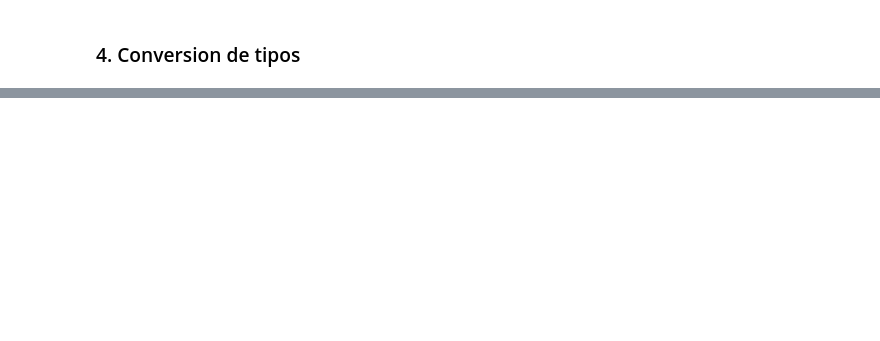
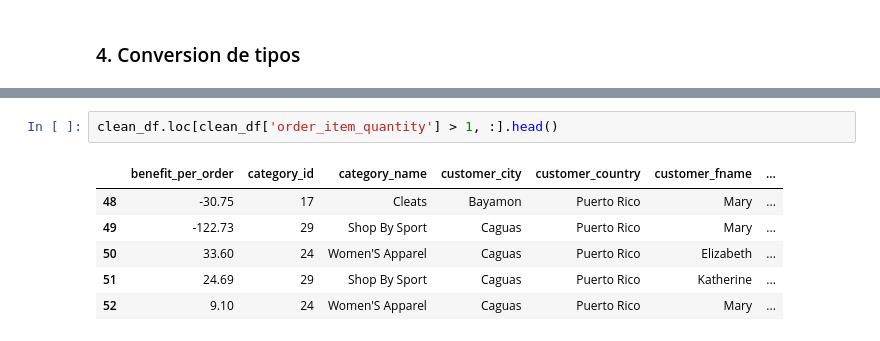
Before and after one commit to Frame3M/supply_chain_etl_project, a Jupyter notebook: notebooks/etl_notebook.ipynb, the cells around one changed output, grey strips where cells are left out. Drawn from its saved outputs; the diff is of its cells as text; blank space fills up the shorter version.

```diff
--- a/notebooks/etl_notebook.ipynb
+++ b/notebooks/etl_notebook.ipynb
@@ -100,0 +149,9 @@ clean_df.head()
+# %%
+clean_df.loc[clean_df['order_item_quantity'] > 1, :].head()
+# %% [output]
+|  | benefit_per_order | category_id | category_name | customer_city | customer_country | customer_fname | ... |
+| 48 | -30.75 | 17 | Cleats | Bayamon | Puerto Rico | Mary | ... |
+| 49 | -122.73 | 29 | Shop By Sport | Caguas | Puerto Rico | Mary | ... |
+| 50 | 33.60 | 24 | Women'S Apparel | Caguas | Puerto Rico | Elizabeth | ... |
+| 51 | 24.69 | 29 | Shop By Sport | Caguas | Puerto Rico | Katherine | ... |
+| 52 | 9.10 | 24 | Women'S Apparel | Caguas | Puerto Rico | Mary | ... |
```
Also changed, not shown: parts of 16 cells of this notebook, 4 other files.
